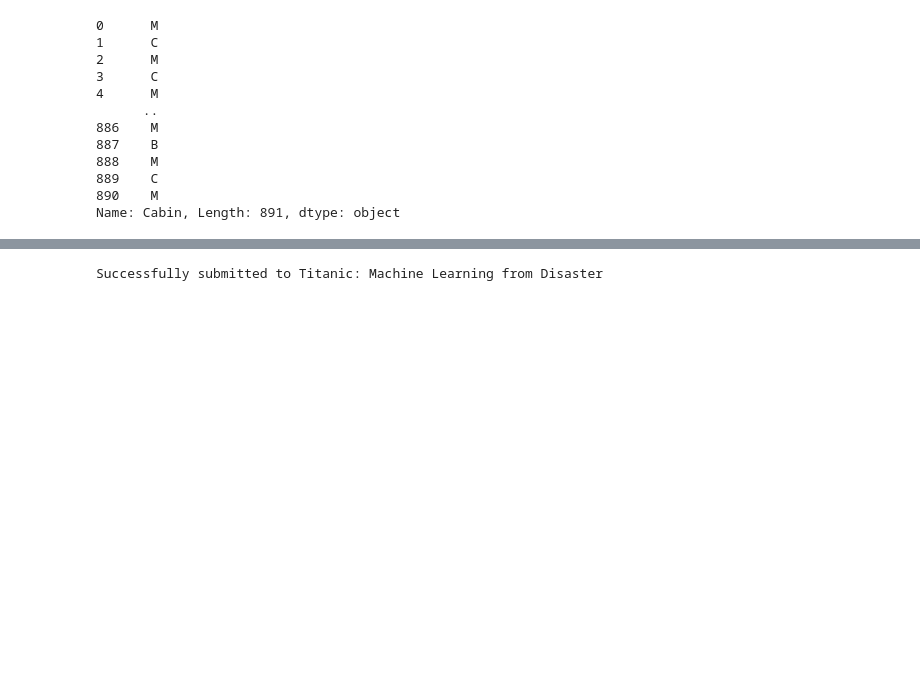
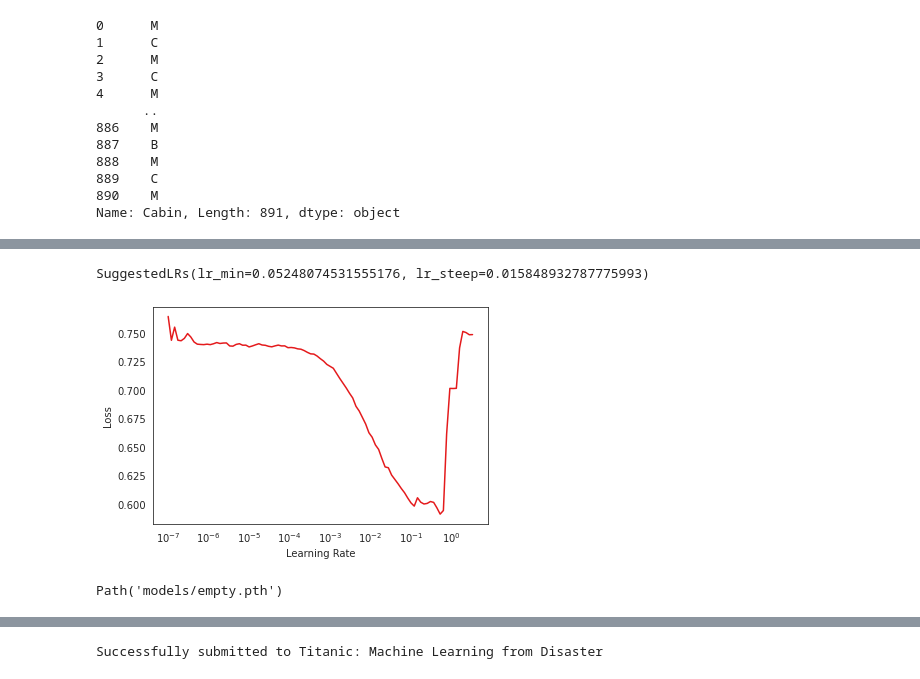
Before and after one commit to nrosanas/blog, a Jupyter notebook: _notebooks/2020-09-29_Titanic.ipynb, the cells around one changed output, grey strips where cells are left out. Saved outputs shown, nothing was run; the diff lists cells and outputs as text; code cells hidden in the pictures; blank space fills up the shorter version.

```diff
--- a/_notebooks/2020-09-29_Titanic.ipynb
+++ b/_notebooks/2020-09-29_Titanic.ipynb
@@ -325,0 +332,3 @@ learn.fit_one_cycle(10,1e-3)
+# %%
+learn.lr_find()
+# %% [output]
@@ -325,0 +336,6 @@ learn.fit_one_cycle(10,1e-3)
+SuggestedLRs(lr_min=0.05248074531555176, lr_steep=0.015848932787775993)
+[figure, added]
+# %%
+learn.save('empty')
+# %% [output]
+Path('models/empty.pth')
```
Also changed, not shown: parts of 15 cells of this notebook.
